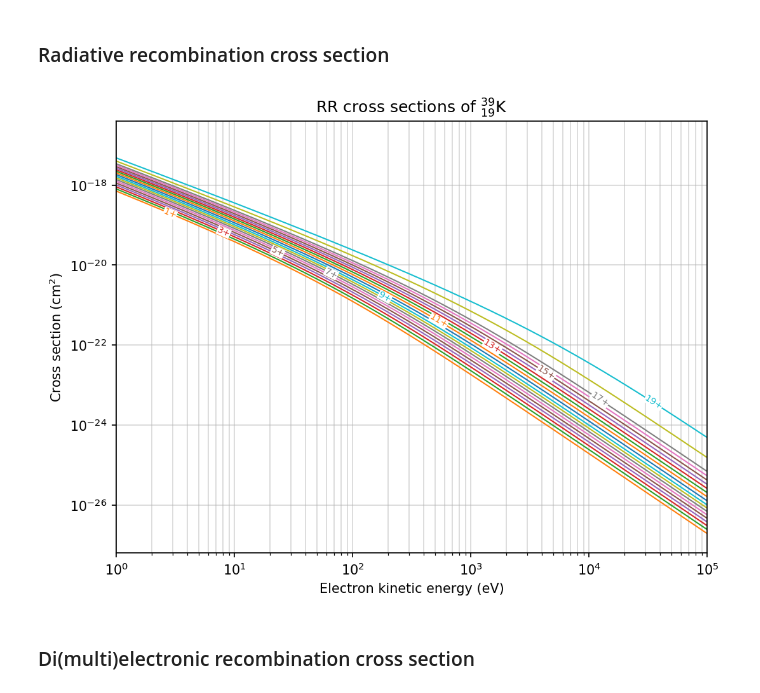
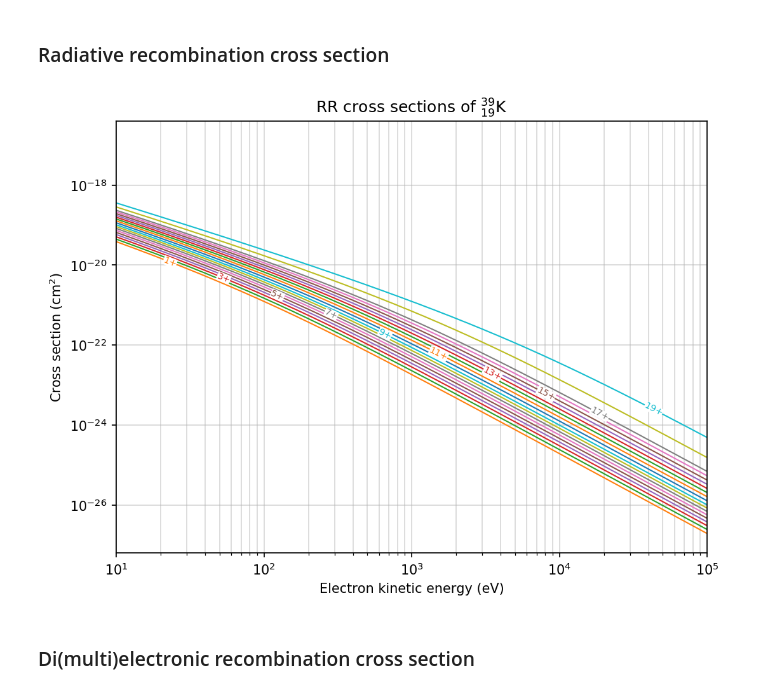
Before and after one commit to ebisim/ebisim, a Jupyter notebook: demo.ipynb, the cells around one changed output. Drawn from its saved outputs; the diff is of its cells as text; code cells hidden in the pictures.

```diff
--- a/demo.ipynb
+++ b/demo.ipynb
@@ -43,8 +43,8 @@ species.iixs.plot()
 # %% [markdown]
 ### Radiative recombination cross section
-# %%
-species.rrxs.plot()
-# %% [output]
-[figure, removed]
+# %%
+ebisim.plot_rr_xs("K")
+# %% [output]
+[figure, added]
 # %% [markdown]
 ### Di(multi)electronic recombination cross section
```
Also changed, not shown: parts of 5 cells of this notebook, 3 other files.
